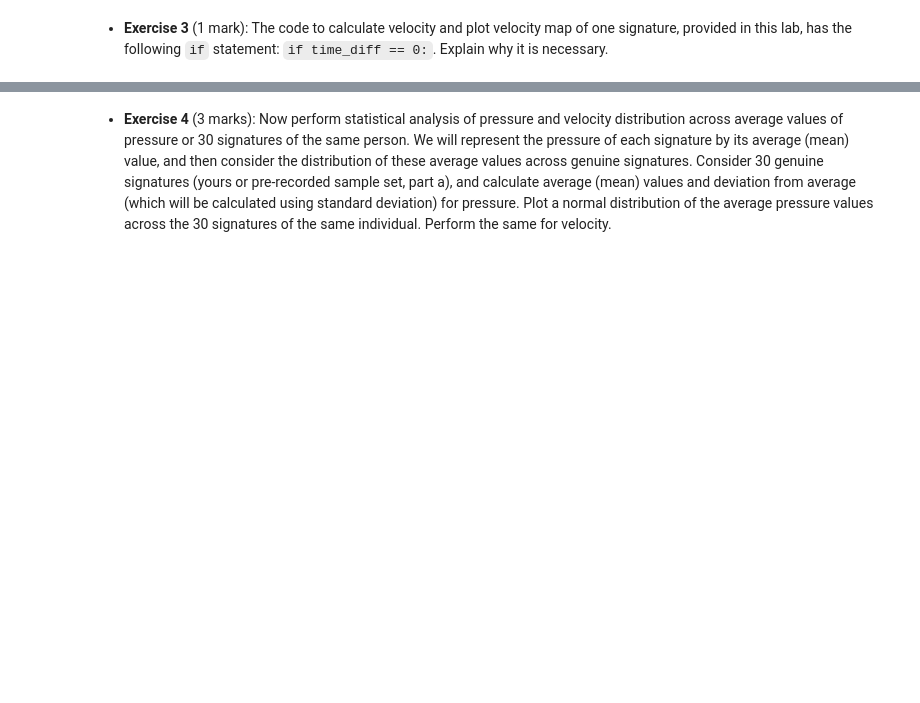
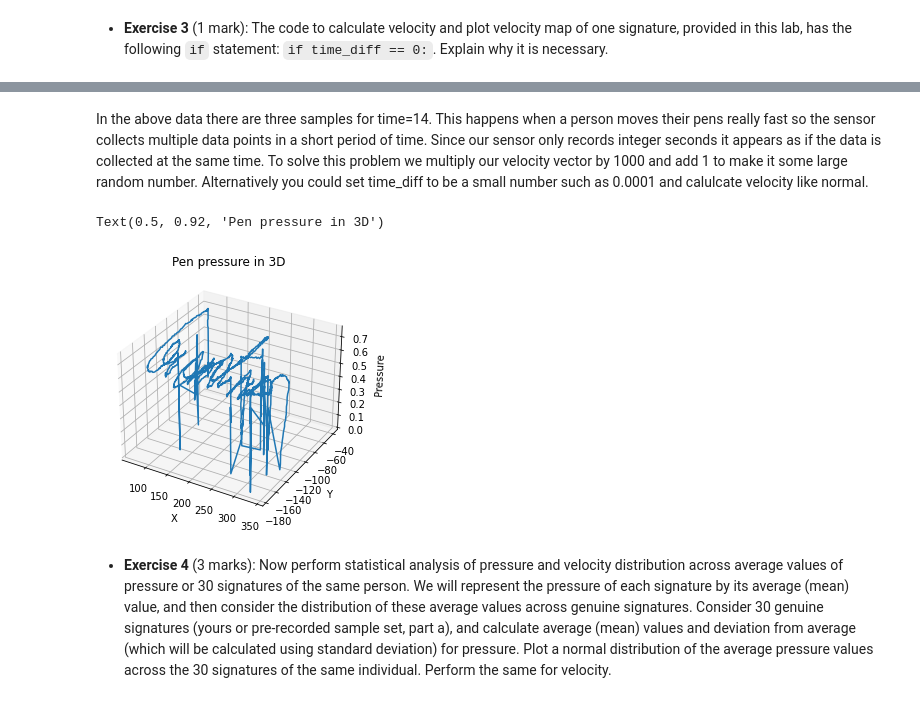
Before and after one commit to TheJade/ENCM509, a Jupyter notebook: Lab2/Lab02_2023W.ipynb, the cells around one changed output, grey strips where cells are left out. Saved outputs shown, nothing was run; the diff lists cells and outputs as text; code cells hidden in the pictures; blank space fills up the shorter version.

```diff
--- a/Lab2/Lab02_2023W.ipynb
+++ b/Lab2/Lab02_2023W.ipynb
@@ -391,3 +428,17 @@ plt.colorbar(sm);
+# %% [markdown]
+In the above data there are three samples for time=14. This happens when a person moves their pens really fast so the sensor collects  multiple data points in a short period of time. Since our sensor only records integer seconds it appears as if the data is collected at the same time. To solve this problem we multiply our velocity vector by 1000 and add 1 to make it some large random number. Alternatively you could set time_diff to be a small number such as 0.0001 and calulcate velocity like normal.
+# %%
+ax = plt.axes(projection='3d')
+
+# the line below is to reshape to vector using . flatten method
+ax.plot3D(coord1[:, 0].flatten(), -coord1[: ,1].flatten(), prs1.flatten())
+ax.set_xlabel('X')
+ax.set_ylabel('Y')
+ax.set_zlabel('Pressure')
+ax.set_title ('Pen pressure in 3D')
+# %% [output]
+Text(0.5, 0.92, 'Pen pressure in 3D')
+[figure, added]
 # %% [markdown]
 - **Exercise 4** (3 marks): Now  perform statistical analysis of pressure and velocity distribution  across average values of pressure or 30 signatures of the same person. We will represent the pressure of each signature by its average (mean) value, and then consider the distribution of these average values across genuine signatures. Consider 30 genuine signatures (yours or pre-recorded sample set, part a), and calculate average (mean) values and deviation from average (which will be calculated using standard deviation) for pressure. Plot a normal distribution of the average pressure values across the 30 signatures of the same individual. Perform the same for velocity.
 # %% [markdown]
```
Also changed, not shown: parts of 2 cells of this notebook.
